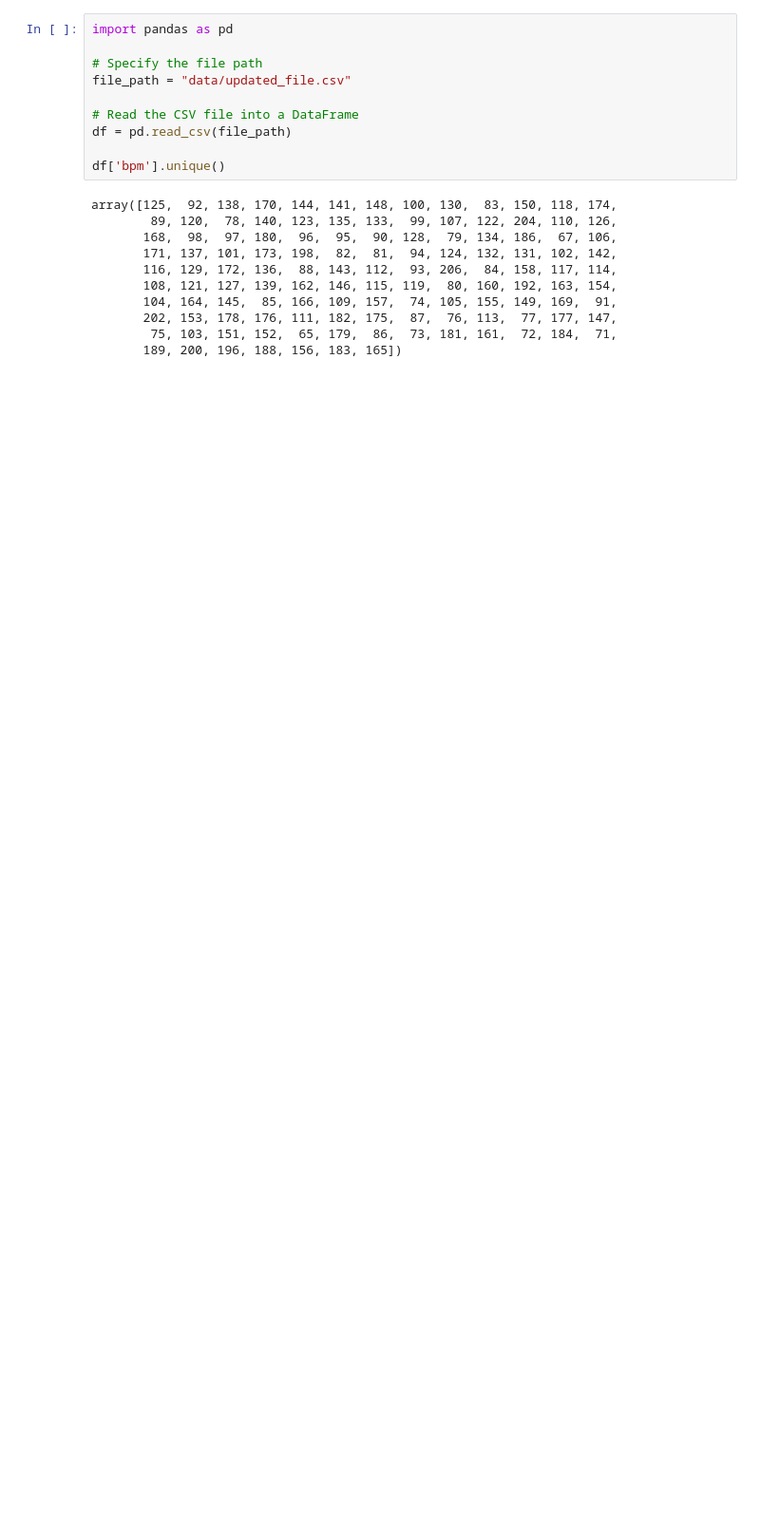
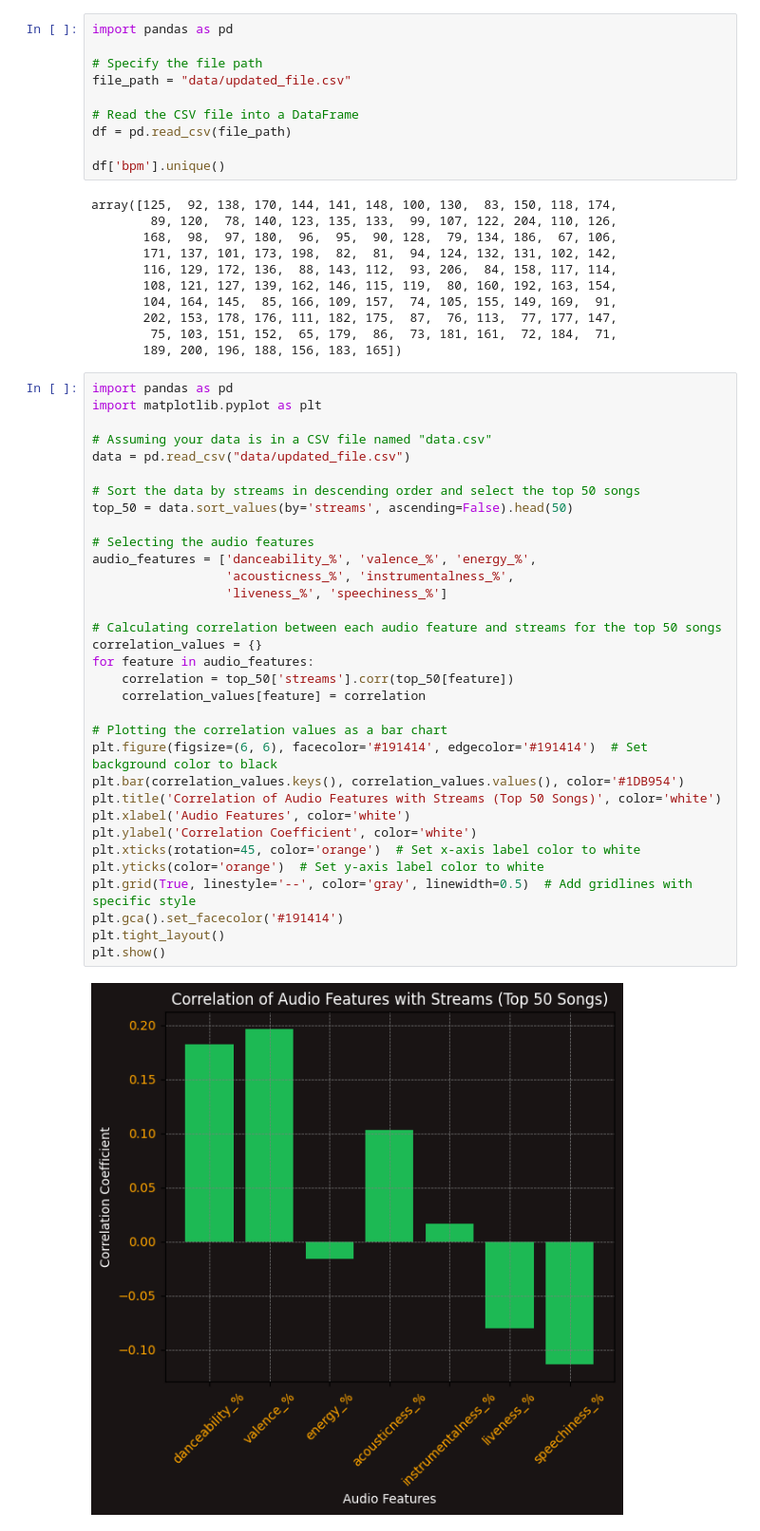
Before and after one commit to FarrukhCyber/Melody-Metrics, a Jupyter notebook: graphs.ipynb, the cells around one changed output. Shown: that part at 95% size. Drawn from its saved outputs; the diff is of its cells as text; blank space fills up the shorter version.

Commit message:
graphs

```diff
--- a/graphs.ipynb
+++ b/graphs.ipynb
@@ -85,3 +85,38 @@ array([125,  92, 138, 170, 144, 141, 148, 100, 130,  83, 150, 118, 174,
        202, 153, 178, 176, 111, 182, 175,  87,  76, 113,  77, 177, 147,
         75, 103, 151, 152,  65, 179,  86,  73, 181, 161,  72, 184,  71,
        189, 200, 196, 188, 156, 183, 165])
+# %%
+import pandas as pd
+import matplotlib.pyplot as plt
+
+# Assuming your data is in a CSV file named "data.csv"
+data = pd.read_csv("data/updated_file.csv")
+
+# Sort the data by streams in descending order and select the top 50 songs
+top_50 = data.sort_values(by='streams', ascending=False).head(50)
+
+# Selecting the audio features
+audio_features = ['danceability_%', 'valence_%', 'energy_%',
+                  'acousticness_%', 'instrumentalness_%',
+                  'liveness_%', 'speechiness_%']
+
+# Calculating correlation between each audio feature and streams for the top 50 songs
+correlation_values = {}
+for feature in audio_features:
+    correlation = top_50['streams'].corr(top_50[feature])
+    correlation_values[feature] = correlation
+
+# Plotting the correlation values as a bar chart
+plt.figure(figsize=(6, 6), facecolor='#191414', edgecolor='#191414')  # Set background color to black
+plt.bar(correlation_values.keys(), correlation_values.values(), color='#1DB954')
+plt.title('Correlation of Audio Features with Streams (Top 50 Songs)', color='white')
+plt.xlabel('Audio Features', color='white')
+plt.ylabel('Correlation Coefficient', color='white')
+plt.xticks(rotation=45, color='orange')  # Set x-axis label color to white
+plt.yticks(color='orange')  # Set y-axis label color to white
+plt.grid(True, linestyle='--', color='gray', linewidth=0.5)  # Add gridlines with specific style
+plt.gca().set_facecolor('#191414')
+plt.tight_layout()
+plt.show()
+# %% [output]
+[figure, added]
```
Also changed, not shown: parts of 1 cell of this notebook.
